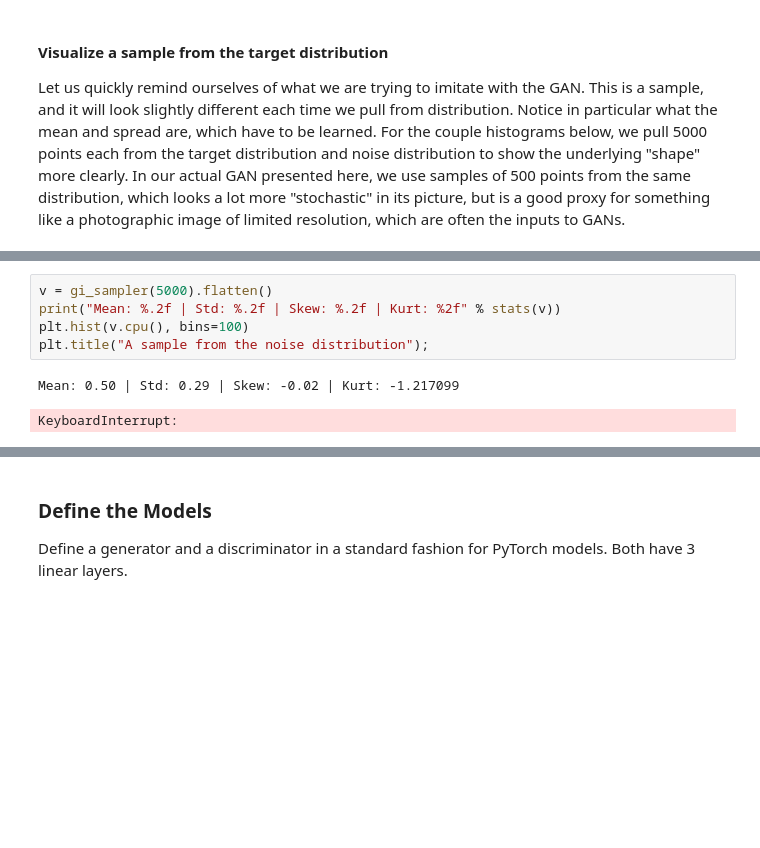
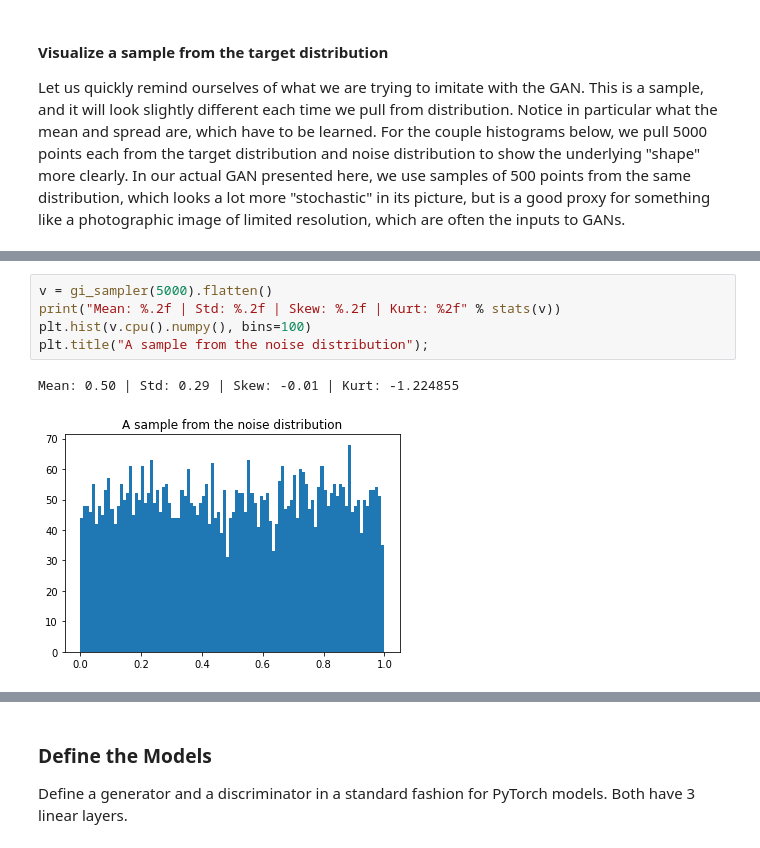
Before and after one commit to DavidMertz/PyTorch-webinar, a Jupyter notebook: NetworkExamples_4.ipynb, the cells around one changed output, grey strips where cells are left out. Saved outputs shown, nothing was run; the diff lists cells and outputs as text; blank space fills up the shorter version.

```diff
--- a/NetworkExamples_4.ipynb
+++ b/NetworkExamples_4.ipynb
@@ -150,11 +156,11 @@ Mean: 3.95 | Std: 1.20 | Skew: 0.02 | Kurt: -0.145061
 # %%
 v = gi_sampler(5000).flatten()
 print("Mean: %.2f | Std: %.2f | Skew: %.2f | Kurt: %2f" % stats(v))
-plt.hist(v.cpu(), bins=100)
+plt.hist(v.cpu().numpy(), bins=100)
 plt.title("A sample from the noise distribution");
 # %% [output]
-Mean: 0.50 | Std: 0.29 | Skew: -0.02 | Kurt: -1.217099
+Mean: 0.50 | Std: 0.29 | Skew: -0.01 | Kurt: -1.224855
-KeyboardInterrupt:
+[figure, added]
 # %%
 v = gi_sampler().flatten()
 print("Mean: %.2f | Std: %.2f | Skew: %.2f | Kurt: %2f" % stats(v))
```
Also changed, not shown: parts of 7 cells of this notebook, 1 other file.
